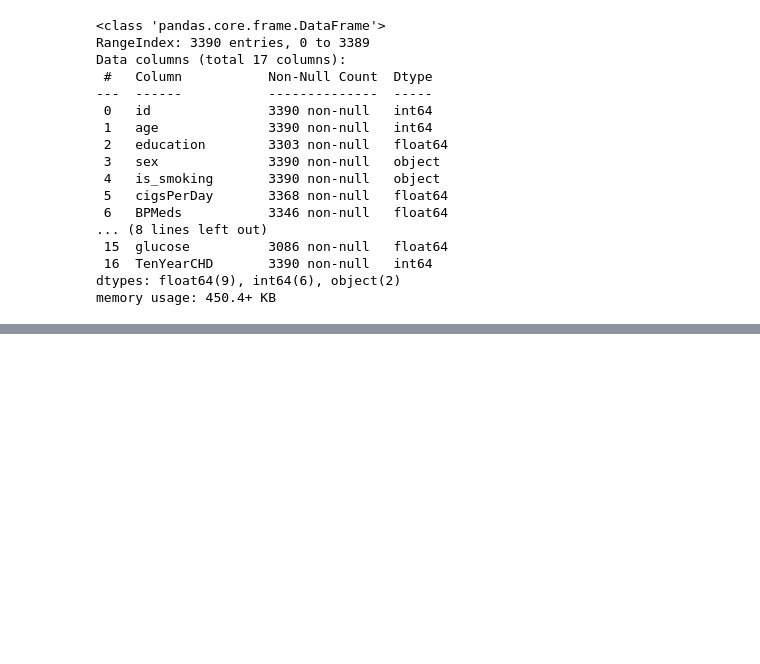
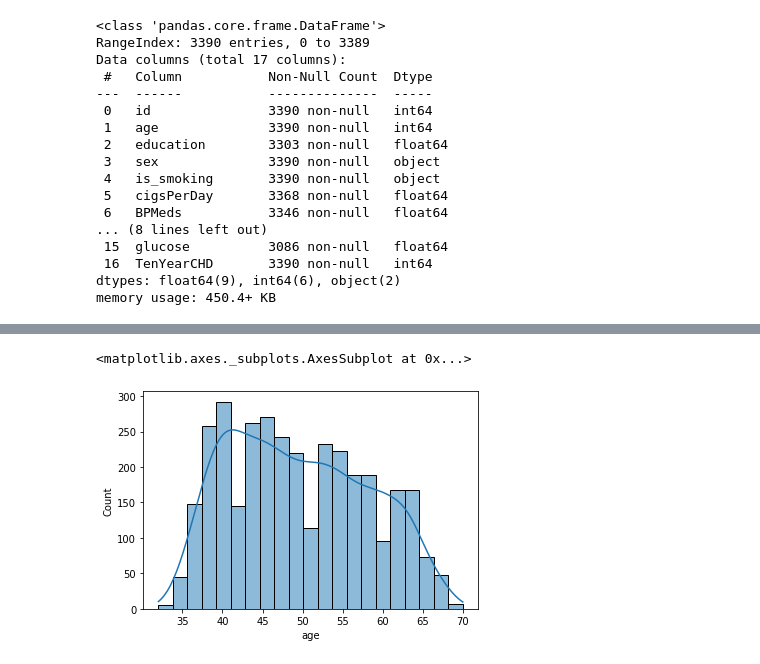
Before and after one commit to niteshavagabond/Cardiovascular-Risk-Prediction, a Jupyter notebook: Cardiovascular_Risk_Prediction.ipynb, the cells around one changed output, grey strips where cells are left out. Cells and saved outputs as stored; diff of their text form; code cells hidden in the pictures; blank space fills up the shorter version.

```diff
--- a/Cardiovascular_Risk_Prediction.ipynb
+++ b/Cardiovascular_Risk_Prediction.ipynb
@@ -129,0 +175,5 @@ df[df.duplicated()].shape
+# %%
+sns.histplot(df['age'],kde=True)
+# %% [output]
+<matplotlib.axes._subplots.AxesSubplot at 0x...>
+[figure, added]
```
Also changed, not shown: parts of 13 cells of this notebook.
